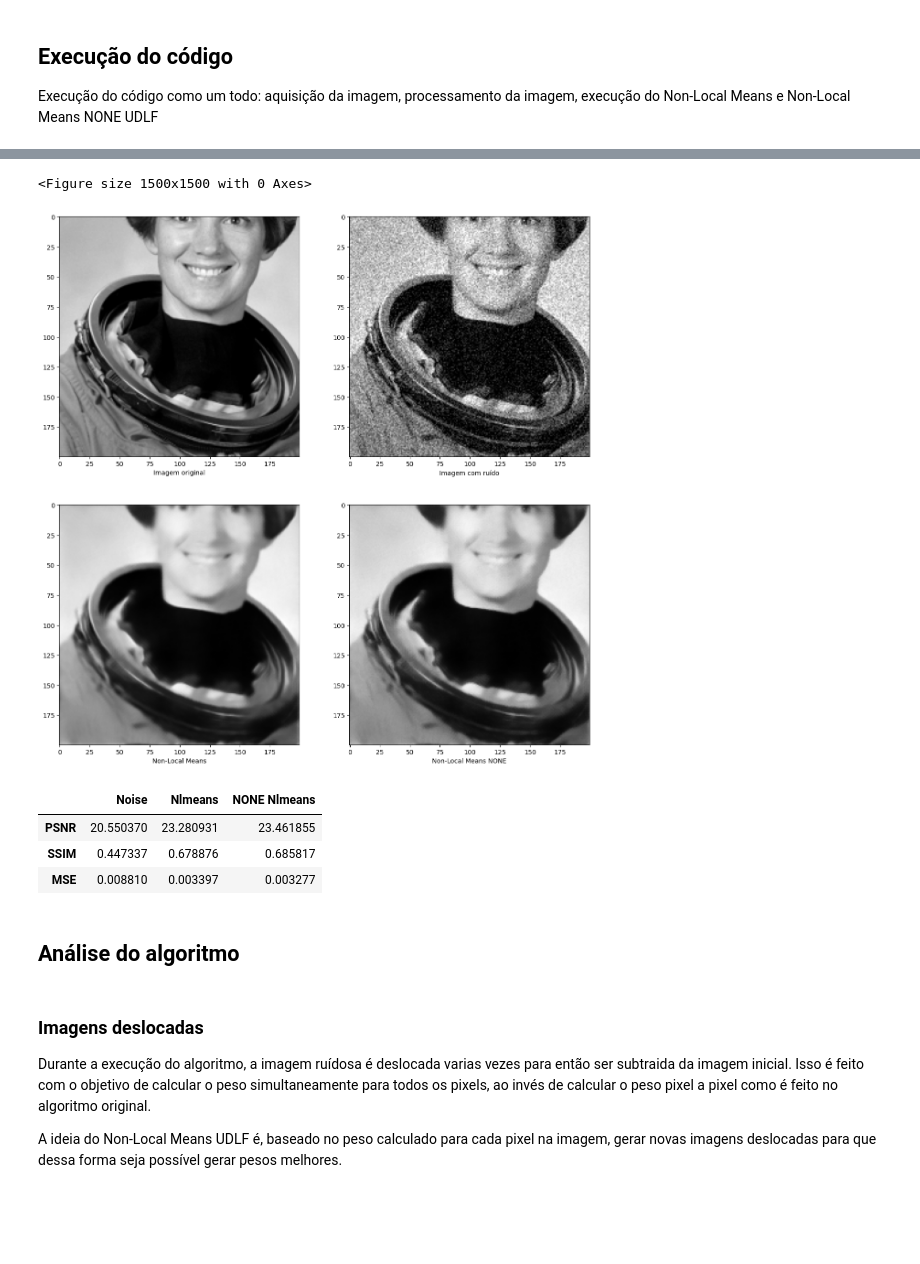
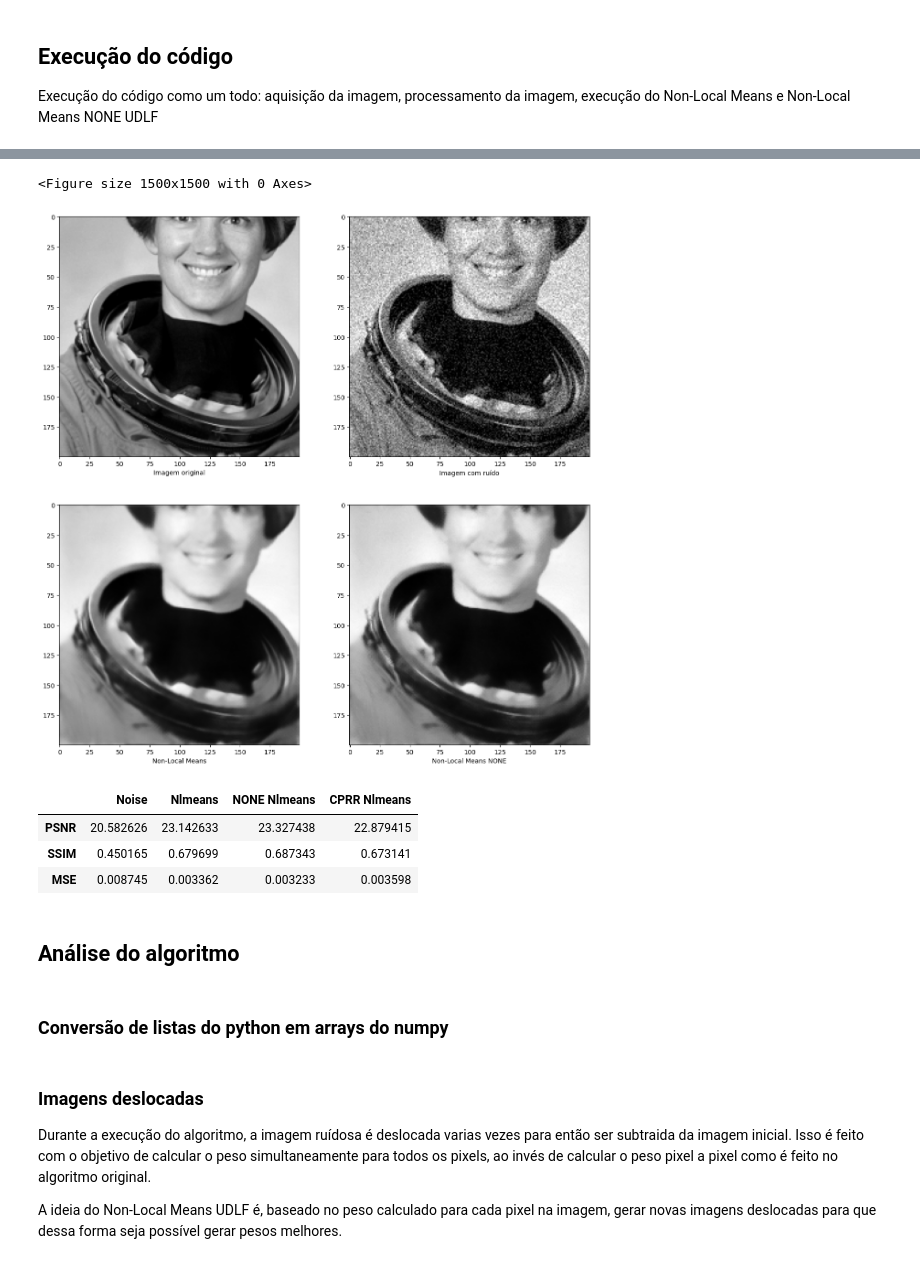
Before and after one commit to murilx/reranking-nlmeans, a Jupyter notebook: DEBUG.ipynb, the cells around one changed output, grey strips where cells are left out. Drawn from its saved outputs; the diff is of its cells as text; code cells hidden in the pictures; blank space fills up the shorter version.

```diff
--- a/DEBUG.ipynb
+++ b/DEBUG.ipynb
@@ -391,0 +589,3 @@ def rm_tmp_files():
+# %%
+im, im_name = get_image(image)
+im, im_nse, sigma_est = process_image(im, sig, seed, cut_shapes[im_name])
@@ -423,0 +852,5 @@ udl_params = {
+# %%
+# UDLF Method parameters
+udl_method = 'CPRR'
+udl_params = get_udl_params(udl_method)
+print(udl_params)
@@ -425,9 +860,16 @@ udl_params = {
 ## Execução do código
 Execução do código como um todo: aquisição da imagem, processamento da imagem, execução do Non-Local Means e Non-Local Means NONE UDLF
 # %%
-im, im_name = get_image(image)
-im, im_nse, sigma_est = process_image(im, cut_shape)
+# Utilizando a mesma imagem base e com ruído do teste anterior
+# im, im_name = get_image(image)
+# im, im_nse, sigma_est = process_image(im, cut_shape)
 # %%
 %%time
-im_fil1 = nlmeans(im_nse, hW, hP, tau, sigma_est, shape)
+results = nlmeans(im_nse, hW, hP, tau, sigma_est, shape)
+im_fil1        = results[0]
+diff_nlm       = results[1]
+diff_patch_nlm = results[2]
+weight_nlm     = results[3]
+weight_id_nlm  = results[4]
+img_shift_nlm  = results[5]
 # %% [output]
@@ -475,51 +910,46 @@ plt.rcParams['figure.figsize'] = [15, 15]
 plt.set_cmap('gray')
 plt.figure()
 
 plt.subplot(2, 2, 1)
 plt.xlabel('Imagem original')
 plt.imshow(im)
 
 plt.subplot(2, 2, 2)
 plt.xlabel('Imagem com ruído')
 plt.imshow(im_nse)
 
 plt.subplot(2, 2, 3)
 plt.xlabel('Non-Local Means')
 plt.imshow(im_fil1)
 
 plt.subplot(2, 2, 4)
 plt.xlabel('Non-Local Means NONE')
 plt.imshow(im_fil2)
 plt.show()
 
 # Updates the figsize
 plt.rcParams['figure.figsize'] = [15, 5]
 
-im_noise_psnr = psnr(im, im_nse, data_range=im_nse.max() - im_nse.min())
-im_noise_ssim = ssim(im, im_nse, data_range=im_nse.max() - im_nse.min())
-im_noise_mse  = mse(im, im_nse)
-
-im_nlm_psnr   = psnr(im, im_fil1, data_range=im_fil1.max() - im_fil1.min())
-im_nlm_ssim   = ssim(im, im_fil1, data_range=im_fil1.max() - im_fil1.min())
-im_nlm_mse    = mse(im, im_fil1)
-
-im_none_psnr  = psnr(im, im_fil2, data_range=im_fil2.max() - im_fil2.min())
-im_none_ssim  = ssim(im, im_fil2, data_range=im_fil2.max() - im_fil2.min())
-im_none_mse   = mse(im, im_fil2)
+im_noise_psnr, im_noise_ssim, im_noise_mse = image_metrics(im, im_nse)
+im_nlm_psnr, im_nlm_ssim, im_nlm_mse = image_metrics(im, im_fil1)
+im_none_psnr, im_none_ssim, im_none_mse = image_metrics(im, im_fil2)
+im_udlf_psnr, im_udlf_ssim, im_udlf_mse = image_metrics(im, im_fil3)
 
 pd.DataFrame(
-    data   = np.array([[im_noise_psnr, im_nlm_psnr, im_none_psnr],
-                       [im_noise_ssim, im_nlm_ssim, im_none_ssim],
-                       [im_noise_mse,  im_nlm_mse,  im_none_mse]]),
+    data   = np.array([[im_noise_psnr, im_nlm_psnr, im_none_psnr, im_udlf_psnr],
+                       [im_noise_ssim, im_nlm_ssim, im_none_ssim, im_udlf_ssim],
+                       [im_noise_mse,  im_nlm_mse,  im_none_mse,  im_udlf_mse]]),
     index   = ['PSNR', 'SSIM', 'MSE'],
-    columns = ['Noise', 'Nlmeans', 'NONE Nlmeans'],
+    columns = ['Noise', 'Nlmeans', 'NONE Nlmeans', f'{udl_method} Nlmeans'],
 )
 # %% [output]
 <Figure size 1500x1500 with 0 Axes>
 [figure]
-|  | Noise | Nlmeans | NONE Nlmeans |
-| PSNR | 20.550370 | 23.280931 | 23.461855 |
-| SSIM | 0.447337 | 0.678876 | 0.685817 |
-| MSE | 0.008810 | 0.003397 | 0.003277 |
+|  | Noise | Nlmeans | NONE Nlmeans | CPRR Nlmeans |
+| PSNR | 20.582626 | 23.142633 | 23.327438 | 22.879415 |
+| SSIM | 0.450165 | 0.679699 | 0.687343 | 0.673141 |
+| MSE | 0.008745 | 0.003362 | 0.003233 | 0.003598 |
 # %% [markdown]
 ## Análise do algoritmo
+# %% [markdown]
+### Conversão de listas do python em arrays do numpy
```
Also changed, not shown: parts of 70 cells of this notebook, 1 other file.
